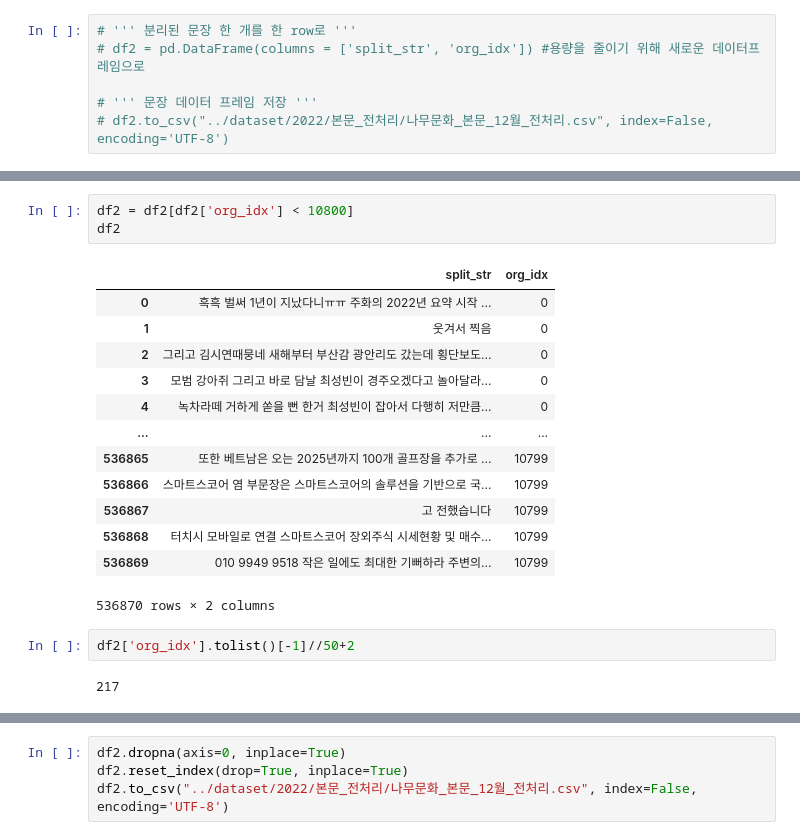
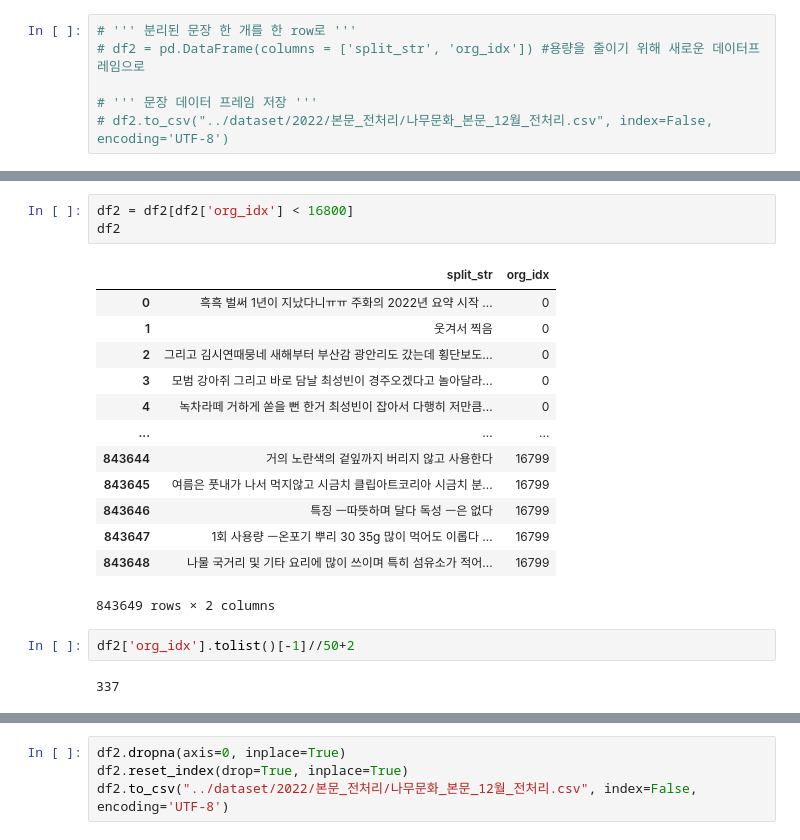
Before and after one commit to DDalaDDula/NIFoS, a Jupyter notebook: 문화/한글_텍스트_전처리/한글_텍스트_전처리_12월(불용어_제거_및_문장분리).ipynb, the cells around one changed output, grey strips where cells are left out. Drawn from its saved outputs; the diff is of its cells as text.

```diff
--- a/문화/한글_텍스트_전처리/한글_텍스트_전처리_12월(불용어_제거_및_문장분리).ipynb
+++ b/문화/한글_텍스트_전처리/한글_텍스트_전처리_12월(불용어_제거_및_문장분리).ipynb
@@ -145,24 +145,24 @@ df2
 # %%
-df2 = df2[df2['org_idx'] < 10800]
+df2 = df2[df2['org_idx'] < 16800]
 df2
 # %% [output]
 |  | split_str | org_idx |
 | 0 | 흑흑 벌써 1년이 지났다니ㅠㅠ 주화의 2022년 요약 시작 ... | 0 |
 | 1 | 웃겨서 찍음 | 0 |
 | 2 | 그리고 김시연때뭉네 새해부터 부산감 광안리도 갔는데 횡단보도... | 0 |
 | 3 | 모범 강아쥐 그리고 바로 담날 최성빈이 경주오겠다고 놀아달라... | 0 |
 | 4 | 녹차라떼 거하게 쏟을 뻔 한거 최성빈이 잡아서 다행히 저만큼... | 0 |
 | ... | ... | ... |
-| 536865 | 또한 베트남은 오는 2025년까지 100개 골프장을 추가로 ... | 10799 |
-| 536866 | 스마트스코어 염 부문장은 스마트스코어의 솔루션을 기반으로 국... | 10799 |
-| 536867 | 고 전했습니다 | 10799 |
-| 536868 | 터치시 모바일로 연결 스마트스코어 장외주식 시세현황 및 매수... | 10799 |
-| 536869 | 010 9949 9518 작은 일에도 최대한 기뻐하라 주변의... | 10799 |
+| 843644 | 거의 노란색의 겉잎까지 버리지 않고 사용한다 | 16799 |
+| 843645 | 여름은 풋내가 나서 먹지않고 시금치 클립아트코리아 시금치 분... | 16799 |
+| 843646 | 특징 ㅡ따뜻하며 달다 독성 ㅡ은 없다 | 16799 |
+| 843647 | 1회 사용량 ㅡ온포기 뿌리 30 35g 많이 먹어도 이롭다 ... | 16799 |
+| 843648 | 나물 국거리 및 기타 요리에 많이 쓰이며 특히 섬유소가 적어... | 16799 |
-536870 rows × 2 columns
+843649 rows × 2 columns
 # %%
 df2['org_idx'].tolist()[-1]//50+2
 # %% [output]
-217
+337
 # %%
 for a in range(df2['org_idx'].tolist()[-1]//50+2,len(dfs)+1):
     for i in tqdm(dfs['df_%s'%a]['split_list'].index):
```
Also changed, not shown: parts of 2 cells of this notebook, 4 other files.
